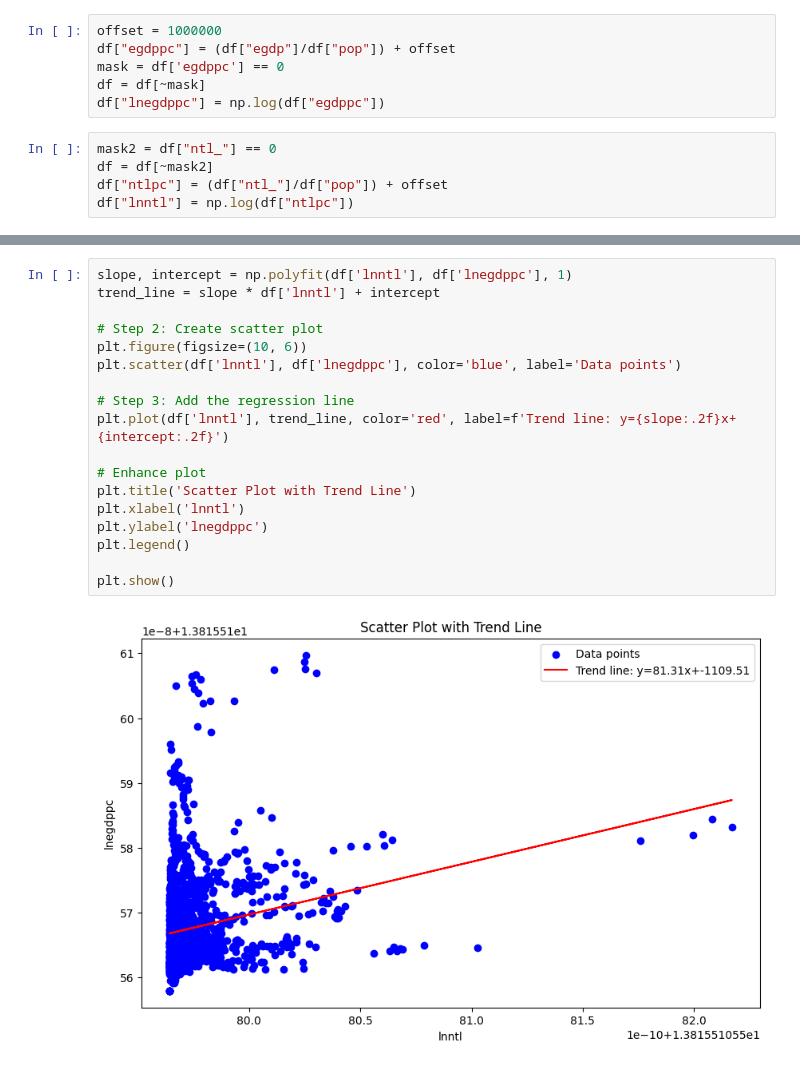
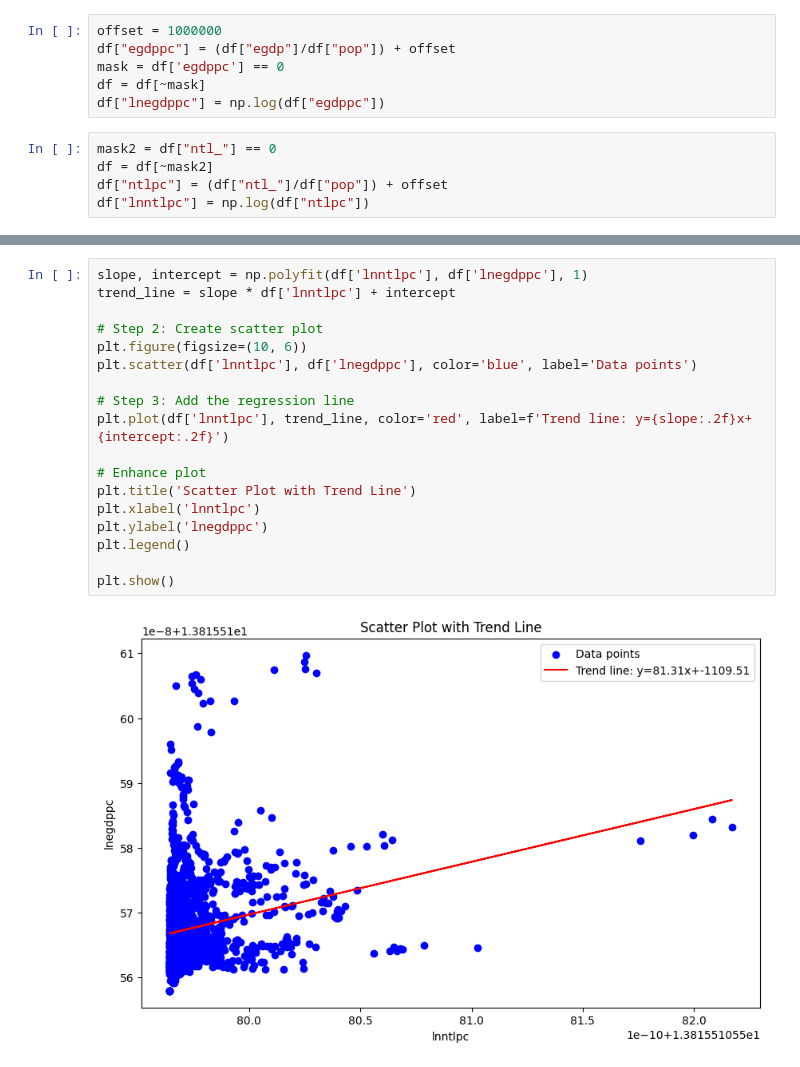
Before and after one commit to HendrixPeralta/research_data, a Jupyter notebook: aggregated _data/municipalities/exploratory_analysis.ipynb, the cells around one changed output, grey strips where cells are left out. Saved outputs shown, nothing was run; the diff lists cells and outputs as text.

```diff
--- a/aggregated _data/municipalities/exploratory_analysis.ipynb
+++ b/aggregated _data/municipalities/exploratory_analysis.ipynb
@@ -32,5 +32,5 @@ df["lnegdppc"] = np.log(df["egdppc"])
 mask2 = df["ntl_"] == 0
 df = df[~mask2]
 df["ntlpc"] = (df["ntl_"]/df["pop"]) + offset
-df["lnntl"] = np.log(df["ntlpc"])
+df["lnntlpc"] = np.log(df["ntlpc"])
 # %%
@@ -40,21 +40,21 @@ df.plot(x="lnntl", y="lnegdppc", kind="scatter");
 # %%
-slope, intercept = np.polyfit(df['lnntl'], df['lnegdppc'], 1)
-trend_line = slope * df['lnntl'] + intercept
+slope, intercept = np.polyfit(df['lnntlpc'], df['lnegdppc'], 1)
+trend_line = slope * df['lnntlpc'] + intercept
 
 # Step 2: Create scatter plot
 plt.figure(figsize=(10, 6))
-plt.scatter(df['lnntl'], df['lnegdppc'], color='blue', label='Data points')
+plt.scatter(df['lnntlpc'], df['lnegdppc'], color='blue', label='Data points')
 
 # Step 3: Add the regression line
-plt.plot(df['lnntl'], trend_line, color='red', label=f'Trend line: y={slope:.2f}x+{intercept:.2f}')
+plt.plot(df['lnntlpc'], trend_line, color='red', label=f'Trend line: y={slope:.2f}x+{intercept:.2f}')
 
 # Enhance plot
 plt.title('Scatter Plot with Trend Line')
-plt.xlabel('lnntl')
+plt.xlabel('lnntlpc')
 plt.ylabel('lnegdppc')
 plt.legend()
 
 plt.show()
 # %% [output]
-[figure, old version]
+[figure, new version]
 # %%
```
Also changed, not shown: parts of 4 cells of this notebook.
